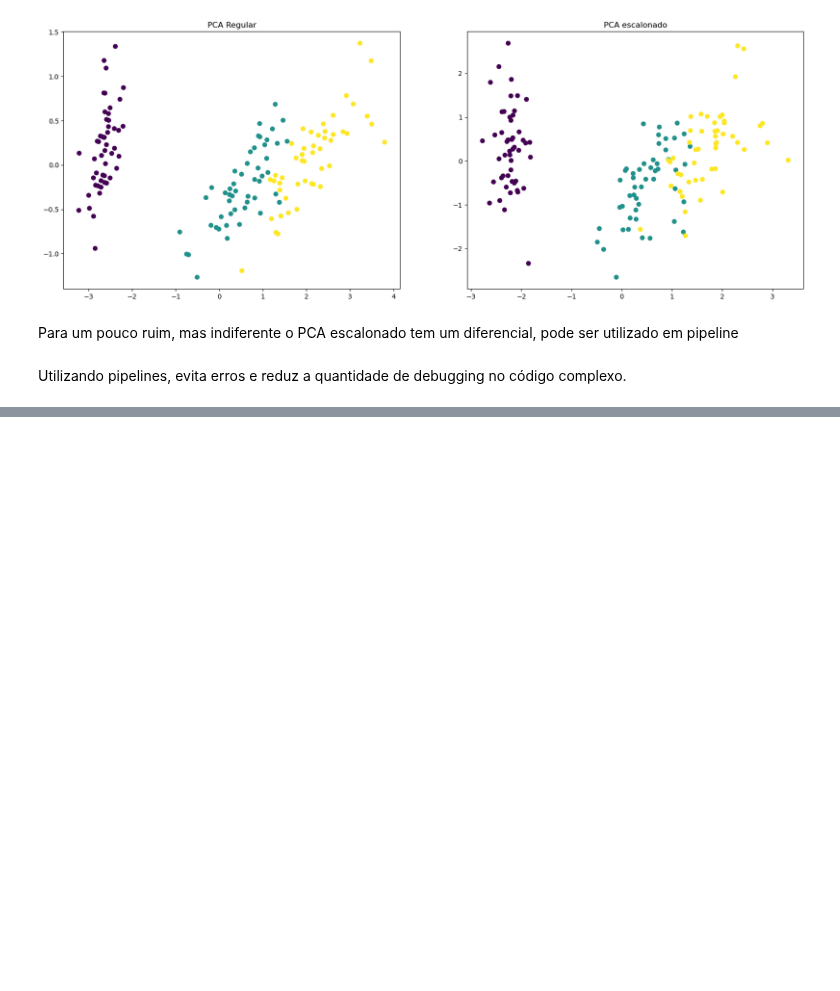
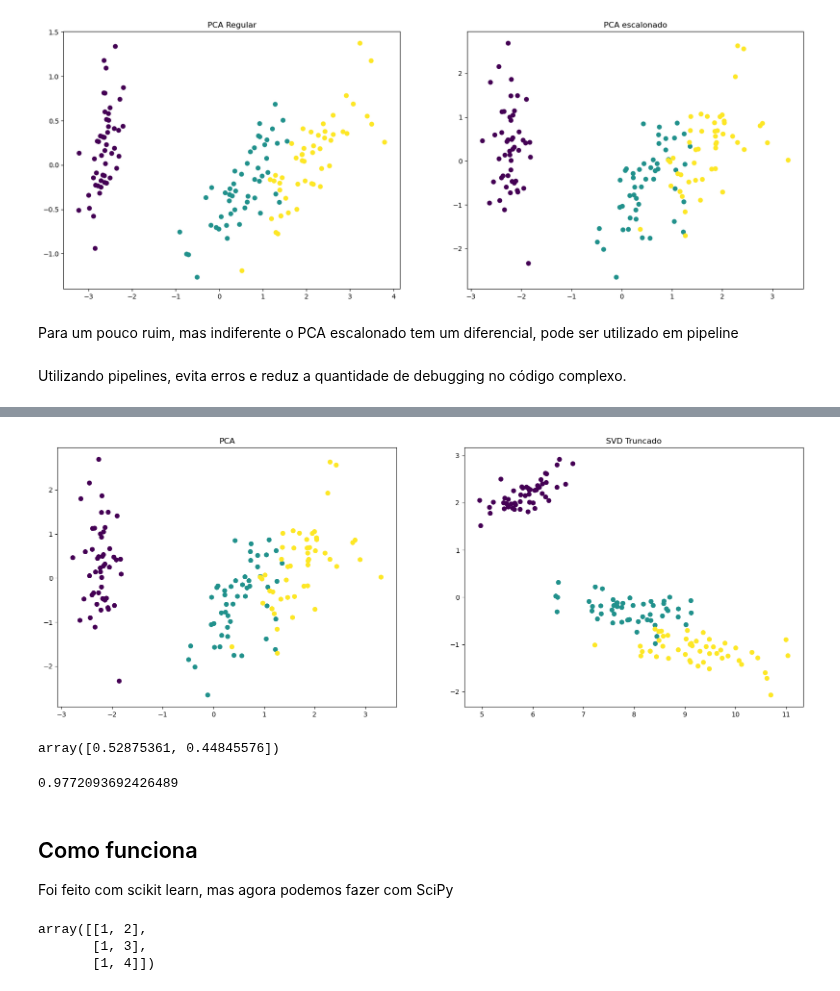
Before and after one commit to samirsaravia/AL-Calc, a Jupyter notebook: ML/scikit-learn/scikit_5.ipynb, the cells around one changed output, grey strips where cells are left out. Cells and saved outputs as stored; diff of their text form; code cells hidden in the pictures; blank space fills up the shorter version.

Commit message:
scikit learn

```diff
--- a/ML/scikit-learn/scikit_5.ipynb
+++ b/ML/scikit-learn/scikit_5.ipynb
@@ -137,0 +227,5 @@ Utilizando pipelines, evita erros e reduz a quantidade de debugging no código c
+# %%
+from sklearn.datasets import load_iris
+iris = load_iris()
+iris_x = iris.data
+y = iris.target
@@ -137,0 +234,28 @@ Utilizando pipelines, evita erros e reduz a quantidade de debugging no código c
+# %%
+svd = TruncatedSVD(2)
+iris_transformed = svd.fit_transform(iris_x)
+# %%
+# gráfico
+fig = plt.figure(figsize=(20,7))
+ax = fig.add_subplot(121)
+ax.scatter(iris_X_scaled[:,0], iris_X_scaled[:,1], c=y, s=40)
+ax.set_title("PCA")
+
+ax2 = fig.add_subplot(122)
+ax2.scatter(iris_transformed[:,0], iris_transformed[:,1], c=y, s=40)
+ax2.set_title("SVD Truncado")
+plt.show()
+# %% [output]
+[figure, added]
+# %%
+svd.explained_variance_ratio_
+# %% [output]
+array([0.52875361, 0.44845576])
+# %%
+svd.explained_variance_ratio_.sum()
+# %% [output]
+0.9772093692426489
+# %% [markdown]
+## Como funciona
+
+Foi feito com scikit learn, mas agora podemos fazer com SciPy
@@ -137,0 +265,7 @@ Utilizando pipelines, evita erros e reduz a quantidade de debugging no código c
+# %%
+D = np.array([[1,2],[1,3],[1,4]])
+D
+# %% [output]
+array([[1, 2],
+       [1, 3],
+       [1, 4]])
```
Also changed, not shown: parts of 30 cells of this notebook.
